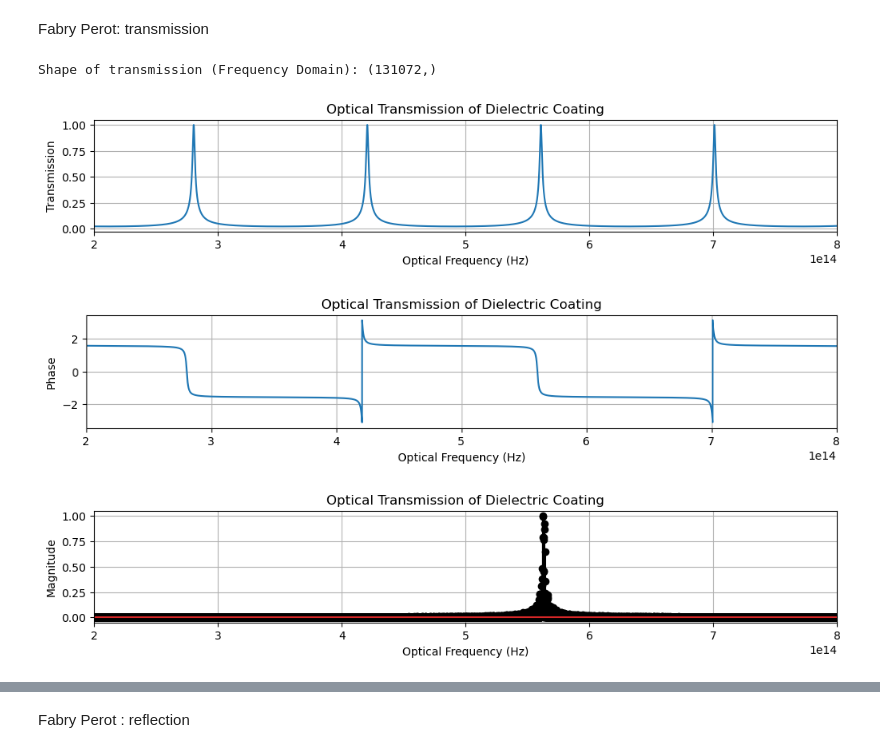
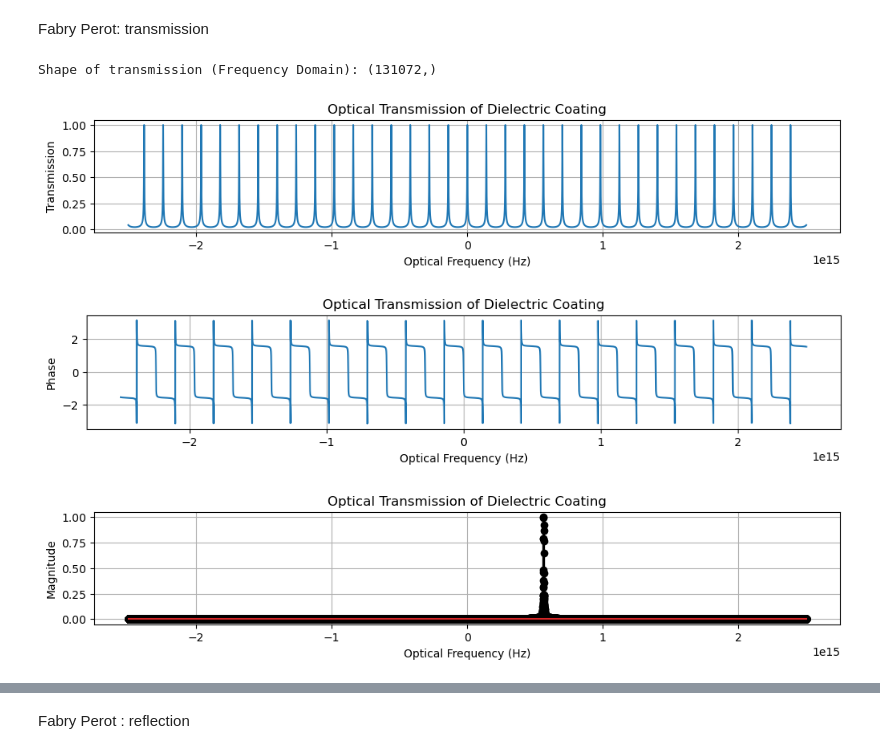
Before and after one commit to tacticstactics/Optical-pulse-broadening, a Jupyter notebook: optical_pulse_broadening_optical_filter.ipynb, the cells around one changed output, grey strips where cells are left out. Cells and saved outputs as stored; diff of their text form; code cells hidden in the pictures.

```diff
--- a/optical_pulse_broadening_optical_filter.ipynb
+++ b/optical_pulse_broadening_optical_filter.ipynb
@@ -399,37 +381,37 @@ fig1 = plt.figure(figsize = (12,4), facecolor='white')
 ax1_1 = fig1.add_subplot(2, 1, 1)
 
 ax1_1.plot(optical_frequencies, np.abs(transmission_magnitudes_array1))
 
 ax1_1.set_xlabel('Optical Frequency (Hz)')
 ax1_1.set_ylabel('Transmission')
 ax1_1.set_title('Optical Transmission of Dielectric Coating')
-ax1_1.set_xlim(200e12, 800e12)
+#ax1_1.set_xlim(200e12, 800e12)
 ax1_1.grid()
 
 fig2 = plt.figure(figsize = (12,4), facecolor='white')
 ax2_1 = fig2.add_subplot(2, 1, 1)
 
 ax2_1.plot(optical_frequencies, np.angle(transmission_magnitudes_array1))
 
 ax2_1.set_xlabel('Optical Frequency (Hz)')
 ax2_1.set_ylabel('Phase')
 ax2_1.set_title('Optical Transmission of Dielectric Coating')
-ax2_1.set_xlim(200e12, 800e12)
+#ax2_1.set_xlim(200e12, 800e12)
 ax2_1.grid()
 
 fig3 = plt.figure(figsize = (12,4), facecolor='white')
 ax3_1 = fig3.add_subplot(2, 1, 1)
 
 ax3_1.stem(optical_frequencies, np.abs(fft_random_analog_signal)/np.max(np.abs(fft_random_analog_signal)),"k",label='Intensity moduated light signal')
 
 ax3_1.set_xlabel('Optical Frequency (Hz)')
 ax3_1.set_ylabel('Magnitude')
 ax3_1.set_title('Optical Transmission of Dielectric Coating')
-ax3_1.set_xlim(200e12, 800e12)
+#ax3_1.set_xlim(200e12, 800e12)
 ax3_1.grid()
 # %% [output]
 Shape of transmission (Frequency Domain): (131072,)
-[figure, old version]
+[figure, new version]
-[figure, old version]
+[figure, new version]
-[figure, old version]
+[figure, new version]
 # %%
```
Also changed, not shown: parts of 10 cells of this notebook.
